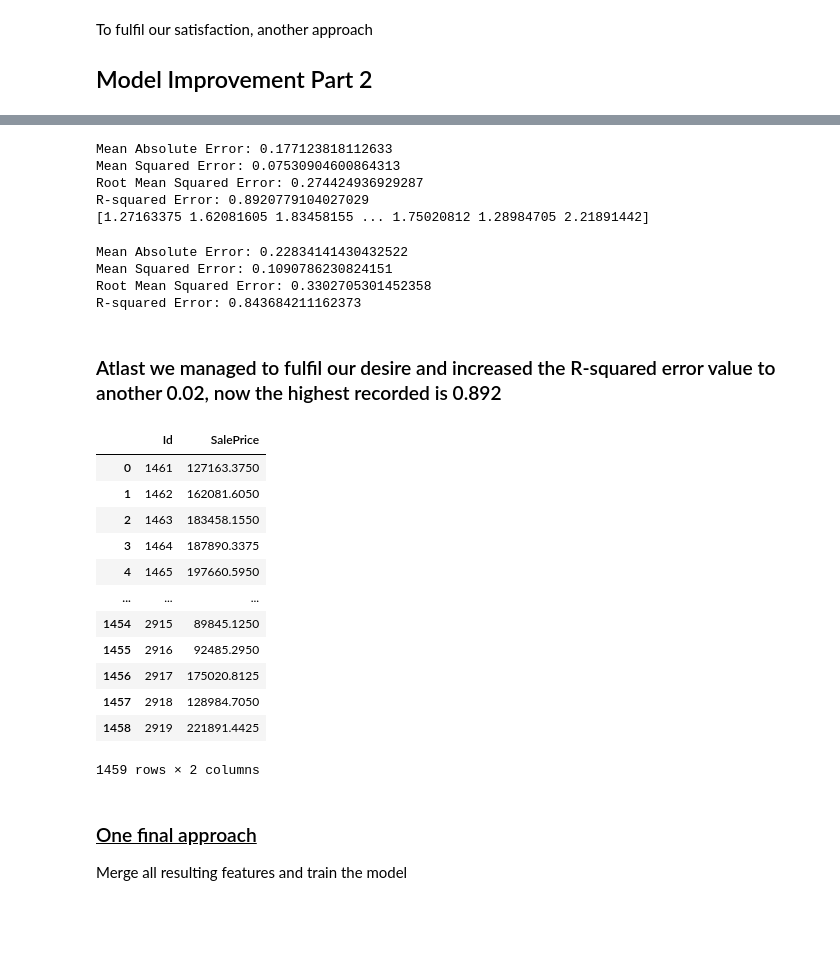
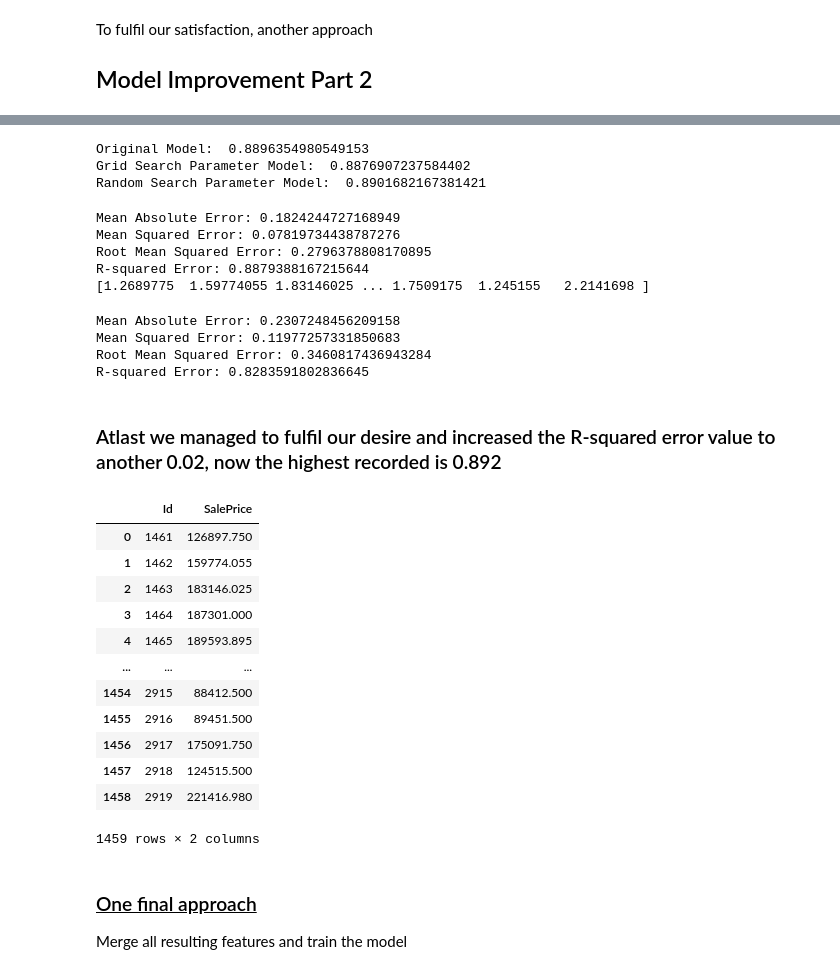
Before and after one commit to finesebastian/CS675_Midterm, a Jupyter notebook: CS675_Midterm_Project.ipynb, the cells around one changed output, grey strips where cells are left out. Cells and saved outputs as stored; diff of their text form; code cells hidden in the pictures; blank space fills up the shorter version.

```diff
--- a/CS675_Midterm_Project.ipynb
+++ b/CS675_Midterm_Project.ipynb
@@ -1117,7 +1149,7 @@ RandomForest.get_params()
 #Random Search
 n_estimators = [int(x) for x in range(10,2001,10)]
 max_features = ['auto', 'sqrt','log2']
-max_depth = [int(x) for x in range(10,111,10)]
+max_depth = [int(x) for x in range(1,111,10)]
 min_samples_split = [int(x) for x in range(2,20)]
 min_samples_leaf = [int(x) for x in range(1,22)]
 bootstrap = [True, False]
@@ -1164,12 +1198,12 @@ Random Search Parameter Model:  0.8920496854383988
 
 #Following Parameter Output from Random Parameter Search "Best"
 parameter_gridSearch = {
-    'bootstrap': [True],
-    'max_depth': [int(x) for x in range(100,121,5)],
+    'bootstrap': [True,False],
+    'max_depth': [int(x) for x in range(10,100,10)],
     'max_features': ['sqrt'],
     'min_samples_leaf': [int(x) for x in range(1,4)],
     'min_samples_split': [int(x) for x in range(1,4)],
-    'n_estimators': [int(x) for x in range(200,1000,100)]
+    'n_estimators': [int(x) for x in range(50,500,50)]
 }
 
 #Grid Search
@@ -1183,9 +1217,5 @@ print("Best Pareamters: ", grid_search.best_params_)
 #Create Best Grid Parameter Model
 best_random_grid = grid_search.best_estimator_
 best_random_grid.fit(x_train, y_train/100000)
-y_pred_rand=best_random_grid.predict(x_test)
-
-#Compare
-print("Original Model: ",metrics.r2_score(y_test/100000, y_pred_baseline))
-print("Grid Search Parameter Model: ",metrics.r2_score(y_test/100000, y_pred_rand))
+y_pred_rand_grid=best_random_grid.predict(x_test)
 # %% [output]
@@ -1196,3 +1224,12 @@ Grid Search Parameter Model:  0.8870699726486803
+# %%
+#Compare
+print("Original Model: ",metrics.r2_score(y_test/100000, y_pred_baseline))
+print("Grid Search Parameter Model: ",metrics.r2_score(y_test/100000, y_pred_rand_grid))
+print("Random Search Parameter Model: ",metrics.r2_score(y_test/100000, y_pred_rand))
+# %% [output]
+Original Model:  0.8896354980549153
+Grid Search Parameter Model:  0.8876907237584402
+Random Search Parameter Model:  0.8901682167381421
 # %%
 #Random Forest Classifier
 
@@ -1204,17 +1241,19 @@ print('Mean Squared Error:', metrics.mean_squared_error(y_test/100000, y_pred_ra
 print('Root Mean Squared Error:', np.sqrt(metrics.mean_squared_error(y_test/100000, y_pred_rand)))
 print('R-squared Error:', metrics.r2_score(y_test/100000, y_pred_rand))
 
+model_2_acc.append(['Grid Search Random Forest', metrics.r2_score(y_test/100000, y_pred_rand)])
+
 #Predit the sale price in test dataset and save as pdf for submissiom to kaggle competition
 y_pred_rand_sub=RandomForest.predict(x_2)
 print(y_pred_rand_sub)
 my_submission_rand = pd.DataFrame({'Id': data2.index, 'SalePrice': 100000*y_pred_rand_sub})
 my_submission_rand.to_csv('rand2_submission.csv', index=False)
 # %% [output]
-Mean Absolute Error: 0.177123818112633
-Mean Squared Error: 0.07530904600864313
-Root Mean Squared Error: 0.274424936929287
-R-squared Error: 0.8920779104027029
-[1.27163375 1.62081605 1.83458155 ... 1.75020812 1.28984705 2.21891442]
+Mean Absolute Error: 0.1824244727168949
+Mean Squared Error: 0.07819734438787276
+Root Mean Squared Error: 0.2796378808170895
+R-squared Error: 0.8879388167215644
+[1.2689775  1.59774055 1.83146025 ... 1.7509175  1.245155   2.2141698 ]
 # %%
 #Decision Tree
 
@@ -1225,29 +1264,33 @@ print('Mean Absolute Error:', metrics.mean_absolute_error(y_test/100000, y_pred_
 print('Mean Squared Error:', metrics.mean_squared_error(y_test/100000, y_pred_dt))
 print('Root Mean Squared Error:', np.sqrt(metrics.mean_squared_error(y_test/100000, y_pred_dt)))
 print('R-squared Error:', metrics.r2_score(y_test/100000, y_pred_dt))
+
+model_2_acc.append(['Decision Tree', metrics.r2_score(y_test/100000, y_pred_dt)])
 # %% [output]
-Mean Absolute Error: 0.22834141430432522
-Mean Squared Error: 0.1090786230824151
-Root Mean Squared Error: 0.3302705301452358
-R-squared Error: 0.843684211162373
+Mean Absolute Error: 0.2307248456209158
+Mean Squared Error: 0.11977257331850683
+Root Mean Squared Error: 0.3460817436943284
+R-squared Error: 0.8283591802836645
 # %% [markdown]
 ### Atlast we managed to fulfil our desire and increased the R-squared error value to another 0.02, now the highest recorded is 0.892
-# %%
-my_submission_rand
-# %% [output]
-|  | Id | SalePrice |
-| 0 | 1461 | 127163.3750 |
-| 1 | 1462 | 162081.6050 |
-| 2 | 1463 | 183458.1550 |
-| 3 | 1464 | 187890.3375 |
-| 4 | 1465 | 197660.5950 |
-| ... | ... | ... |
-| 1454 | 2915 | 89845.1250 |
-| 1455 | 2916 | 92485.2950 |
-| 1456 | 2917 | 175020.8125 |
-| 1457 | 2918 | 128984.7050 |
-| 1458 | 2919 | 221891.4425 |
-1459 rows × 2 columns
+# %%
+model_3_acc = []
+
+my_submission_rand
+# %% [output]
+|  | Id | SalePrice |
+| 0 | 1461 | 126897.750 |
+| 1 | 1462 | 159774.055 |
+| 2 | 1463 | 183146.025 |
+| 3 | 1464 | 187301.000 |
+| 4 | 1465 | 189593.895 |
+| ... | ... | ... |
+| 1454 | 2915 | 88412.500 |
+| 1455 | 2916 | 89451.500 |
+| 1456 | 2917 | 175091.750 |
+| 1457 | 2918 | 124515.500 |
+| 1458 | 2919 | 221416.980 |
+1459 rows × 2 columns
 # %% [markdown]
 ### <u>One final approach</u>
 
```
Also changed, not shown: parts of 45 cells of this notebook.
